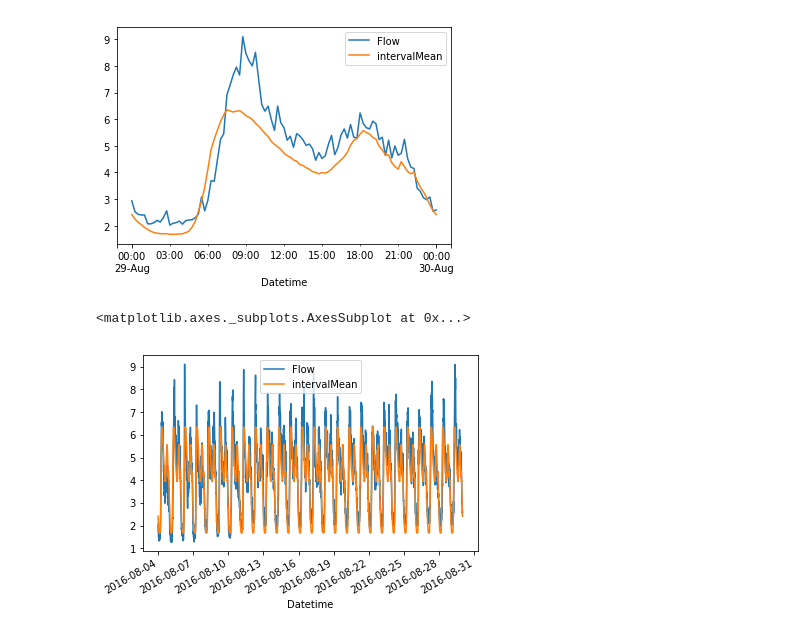
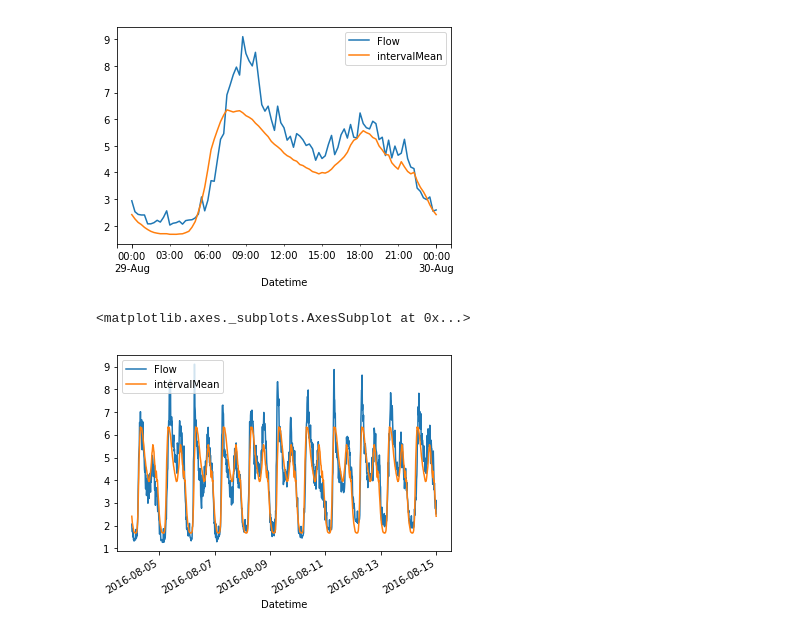
Before and after one commit to dicksonl/yorkshirewaterdatadive, a Jupyter notebook: JuneDataDive.ipynb, the cells around one changed output. Saved outputs shown, nothing was run; the diff lists cells and outputs as text; code cells hidden in the pictures.

```diff
--- a/JuneDataDive.ipynb
+++ b/JuneDataDive.ipynb
@@ -156,8 +156,8 @@ dayBeforeSecondRepair.plot()
 <matplotlib.axes._subplots.AxesSubplot at 0x...>
 [figure]
 # %%
-august = totalPlot['2016-08-01 00:00:00' : '2016-08-30 00:00:00']
-august.plot()
+august1 = totalPlot['2016-08-01 00:00:00' : '2016-08-15 00:00:00']
+august1.plot()
 # %% [output]
 <matplotlib.axes._subplots.AxesSubplot at 0x...>
-[figure, old version]
+[figure, new version]
```
Also changed, not shown: parts of 3 cells of this notebook.
